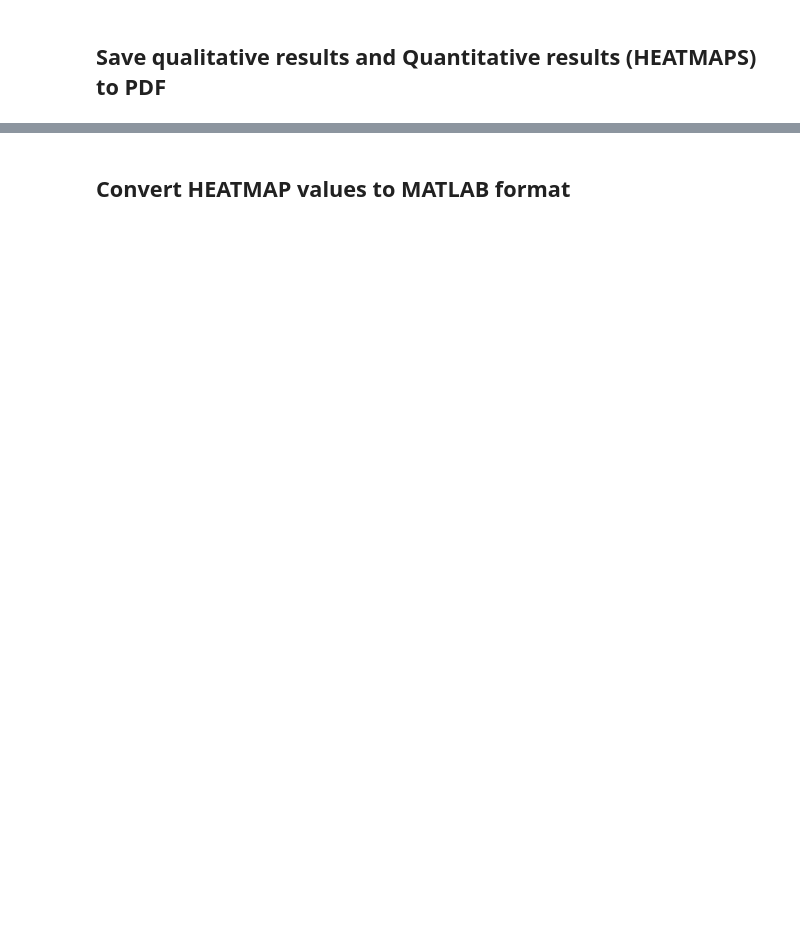
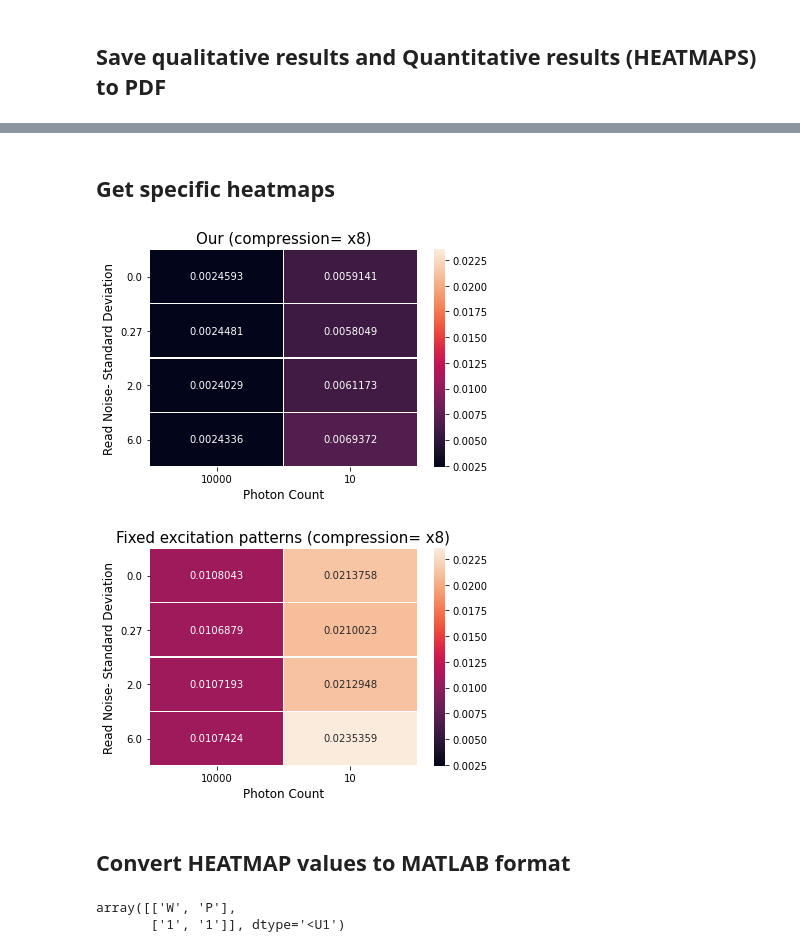
Before and after one commit to dushanw/DabbaMu-DEEP-TFM, a Jupyter notebook: aim2/summarize_results.ipynb, the cells around one changed output, grey strips where cells are left out. Drawn from its saved outputs; the diff is of its cells as text; code cells hidden in the pictures; blank space fills up the shorter version.

```diff
--- a/aim2/summarize_results.ipynb
+++ b/aim2/summarize_results.ipynb
@@ -191,5 +181,56 @@ quantitative results saved : /n/holyscratch01/wadduwage_lab/uom_Udith/results/ai
+# %% [markdown]
+## Get specific heatmaps
+# %%
+import numpy as np
+exp_set_dir = '/n/holyscratch01/wadduwage_lab/uom_Udith/results/aim2/figs/mnistv29'
+
+high10 = np.load(f'{exp_set_dir}/heatmaps/MSE@@rotation_lambda(10.0)@sPSF(impulse(side_len=5))@exPSF(impulse(side_len=5))@@highlrH.npy')[:,1:]
+low10 = np.load(f'{exp_set_dir}/heatmaps/MSE@@rotation_lambda(10.0)@sPSF(impulse(side_len=5))@exPSF(impulse(side_len=5))@@lowlrH.npy')[:,1:]
+
+
+high10000 = np.load(f'{exp_set_dir}/heatmaps/MSE@@rotation_lambda(10000.0)@sPSF(impulse(side_len=5))@exPSF(impulse(side_len=5))@@highlrH.npy')[:,1:]
+low10000 = np.load(f'{exp_set_dir}/heatmaps/MSE@@rotation_lambda(10000.0)@sPSF(impulse(side_len=5))@exPSF(impulse(side_len=5))@@lowlrH.npy')[:,1:]
+
+high= np.concatenate((high10000, high10), axis=1)
+low= np.concatenate((low10000, low10), axis=1)
+
+import seaborn as sns
+import matplotlib.pyplot as plt
+
+ax = sns.heatmap(high, linewidth=0.5, annot=high, vmin=min(high.min(), low.min()), vmax= max(high.max(), low.max()), fmt= "")
+
+x_ticks = ['0.0', '0.27', '2.0', '6.0']
+y_ticks = ['10000', '10']
+plt.xticks(np.arange(len(y_ticks))+0.5, y_ticks, rotation=0)
+plt.xlabel('Photon Count', fontsize= 12)
+plt.yticks(np.arange(len(x_ticks))+0.5, x_ticks, rotation=0)
+plt.ylabel('Read Noise- Standard Deviation', fontsize= 12)
+plt.title(f'Our (compression= x8)', fontsize= 15)
+plt.savefig('noise_learned.pdf')
+plt.show()
+
+ax = sns.heatmap(low, linewidth=0.5, annot=low, vmin=min(high.min(), low.min()), vmax= max(high.max(), low.max()), fmt= "")
+
+x_ticks = ['0.0', '0.27', '2.0', '6.0']
+y_ticks = ['10000', '10']
+plt.xticks(np.arange(len(y_ticks))+0.5, y_ticks, rotation=0)
+plt.xlabel('Photon Count', fontsize= 12)
+plt.yticks(np.arange(len(x_ticks))+0.5, x_ticks, rotation=0)
+plt.ylabel('Read Noise- Standard Deviation', fontsize= 12)
+plt.title(f'Fixed excitation patterns (compression= x8)', fontsize= 15)
+plt.savefig('noise_nolearned.pdf')
+plt.show()
+# %% [output]
+[figure, added]
+[figure, added]
 # %% [markdown]
 ## Convert HEATMAP values to MATLAB format
+# %%
+a[0,1] = 'PQ'
+a
+# %% [output]
+array([['W', 'P'],
+       ['1', '1']], dtype='<U1')
 # %%
 #exp_set_dir = 'figs/mnistv13'
 
```
Also changed, not shown: parts of 5 cells of this notebook, 3 other files.
